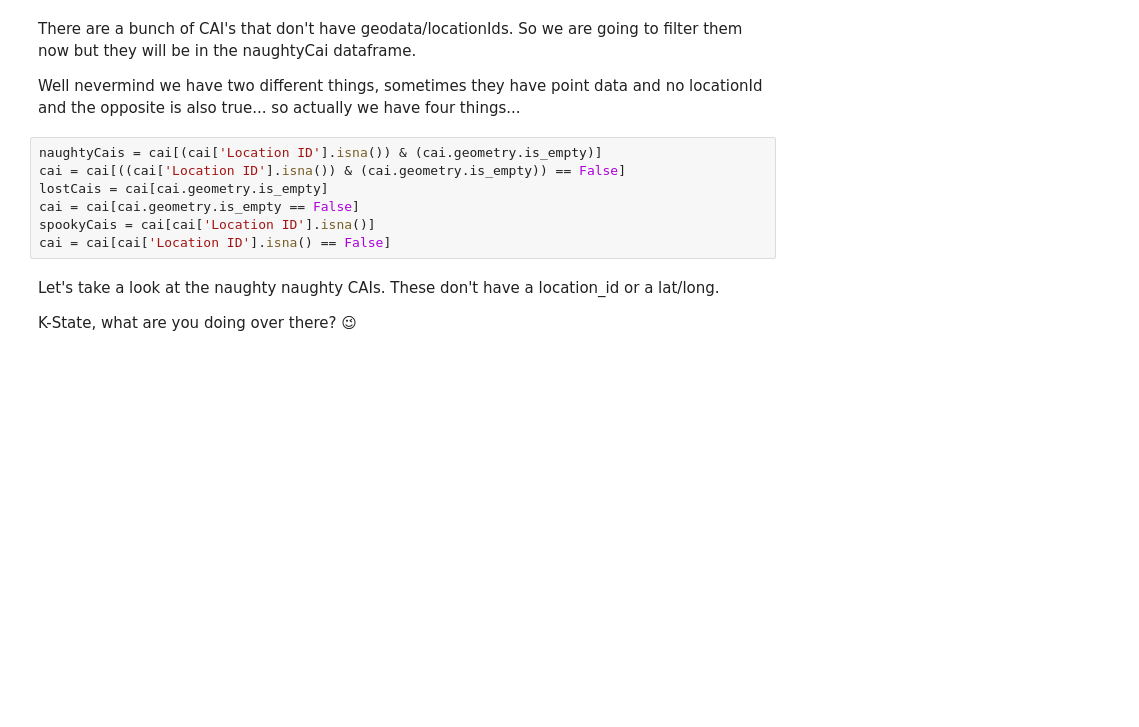
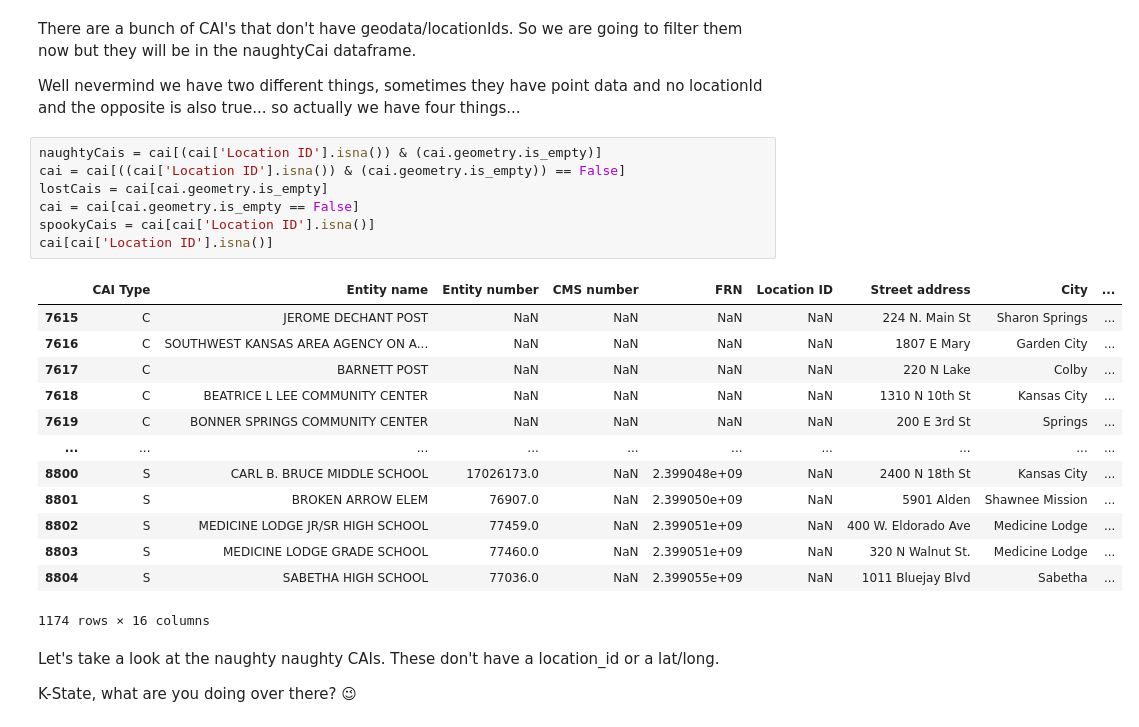
Before and after one commit to npappin-wsu/caiAnalysis, a Jupyter notebook: 2-analysis.ipynb, the cells around one changed output. Saved outputs shown, nothing was run; the diff lists cells and outputs as text; blank space fills up the shorter version.

```diff
--- a/2-analysis.ipynb
+++ b/2-analysis.ipynb
@@ -51,10 +51,24 @@ Well nevermind we have two different things, sometimes they have point data and
 # %%
 naughtyCais = cai[(cai['Location ID'].isna()) & (cai.geometry.is_empty)]
 cai = cai[((cai['Location ID'].isna()) & (cai.geometry.is_empty)) == False]
 lostCais = cai[cai.geometry.is_empty]
 cai = cai[cai.geometry.is_empty == False]
 spookyCais = cai[cai['Location ID'].isna()]
-cai = cai[cai['Location ID'].isna() == False]
+cai[cai['Location ID'].isna()]
+# %% [output]
+|  | CAI Type | Entity name | Entity number | CMS number | FRN | Location ID | Street address | City | ... |
+| 7615 | C | JEROME DECHANT POST | NaN | NaN | NaN | NaN | 224 N. Main St | Sharon Springs | ... |
+| 7616 | C | SOUTHWEST KANSAS AREA AGENCY ON A... | NaN | NaN | NaN | NaN | 1807 E Mary | Garden City | ... |
+| 7617 | C | BARNETT POST | NaN | NaN | NaN | NaN | 220 N Lake | Colby | ... |
+| 7618 | C | BEATRICE L LEE COMMUNITY CENTER | NaN | NaN | NaN | NaN | 1310 N 10th St | Kansas City | ... |
+| 7619 | C | BONNER SPRINGS COMMUNITY CENTER | NaN | NaN | NaN | NaN | 200 E 3rd St | Springs | ... |
+| ... | ... | ... | ... | ... | ... | ... | ... | ... | ... |
+| 8800 | S | CARL B. BRUCE MIDDLE SCHOOL | 17026173.0 | NaN | 2.399048e+09 | NaN | 2400 N 18th St | Kansas City | ... |
+| 8801 | S | BROKEN ARROW ELEM | 76907.0 | NaN | 2.399050e+09 | NaN | 5901 Alden | Shawnee Mission | ... |
+| 8802 | S | MEDICINE LODGE JR/SR HIGH SCHOOL | 77459.0 | NaN | 2.399051e+09 | NaN | 400 W. Eldorado Ave | Medicine Lodge | ... |
+| 8803 | S | MEDICINE LODGE GRADE SCHOOL | 77460.0 | NaN | 2.399051e+09 | NaN | 320 N Walnut St. | Medicine Lodge | ... |
+| 8804 | S | SABETHA HIGH SCHOOL | 77036.0 | NaN | 2.399055e+09 | NaN | 1011 Bluejay Blvd | Sabetha | ... |
+1174 rows × 16 columns
 # %% [markdown]
 Let's take a look at the naughty naughty CAIs. These don't have a location_id or a lat/long.
 
```
Also changed, not shown: parts of 13 cells of this notebook.
